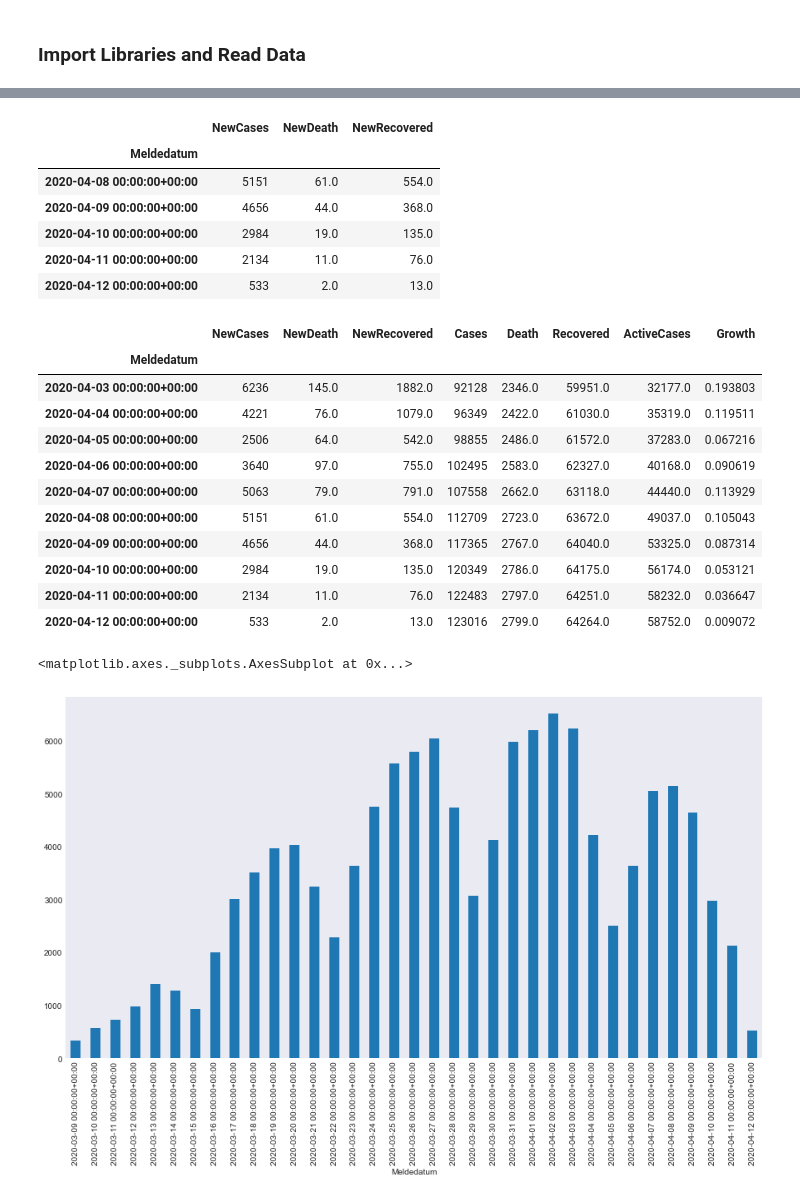
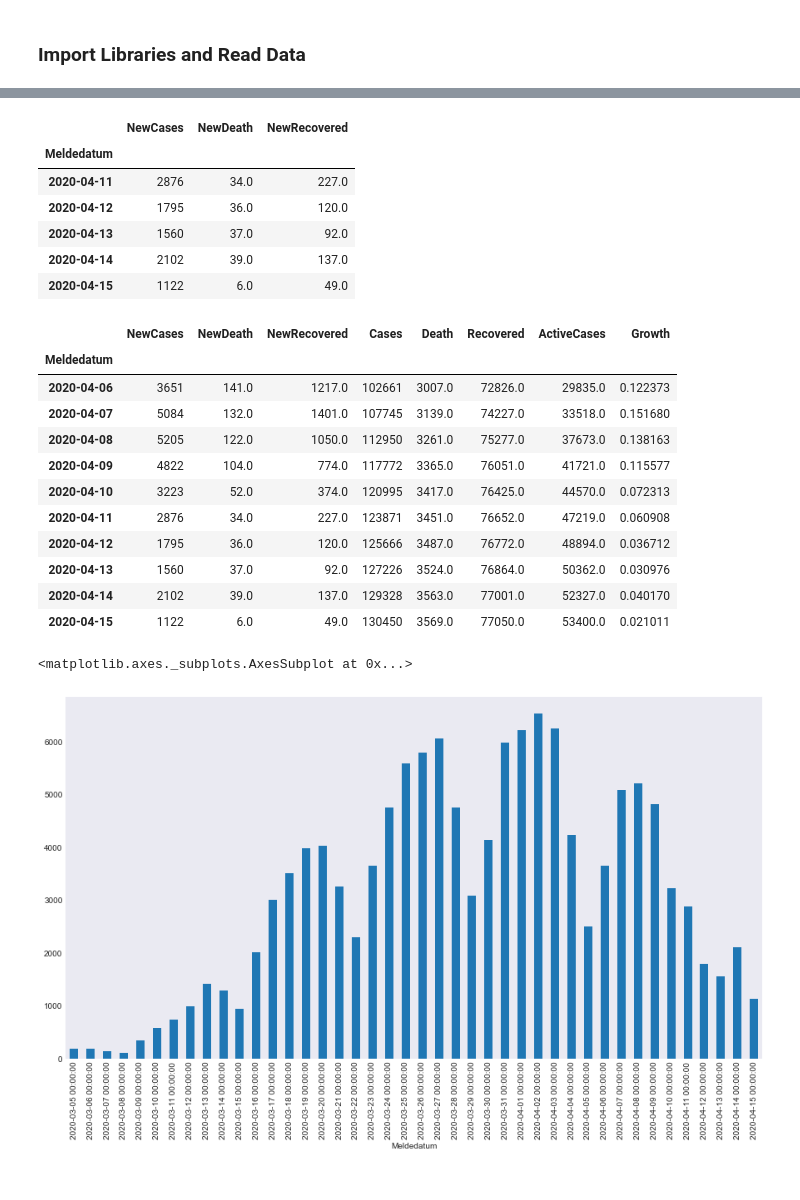
Before and after one commit to JakobRohrhirsch/COVID-19-JHU-CSSE-Analysis, a Jupyter notebook: COVID-19 RKI Analysis.ipynb, the cells around one changed output, grey strips where cells are left out. Saved outputs shown, nothing was run; the diff lists cells and outputs as text; code cells hidden in the pictures.

Commit message:
updating new RKI repo and column name changes, again..

```diff
--- a/COVID-19 RKI Analysis.ipynb
+++ b/COVID-19 RKI Analysis.ipynb
@@ -19,3 +19,7 @@ rki_raw = pd.read_csv(download_link)
+# %%
+req = requests.get(download_link)
+data = StringIO(req.text)
+rki_raw = pd.read_csv(StringIO(req.text))
 # %%
 rki_raw.tail()
 # %% [output]
@@ -42,17 +46,17 @@ rki_recovered = new_cases_by_date(rki_raw, rki_flag_column='NeuGenesen', rki_cou
 # %%
 rki = pd.concat([rki_cases, rki_death, rki_recovered], axis=1, sort=True)
-columns_dict = {'AnzahlFall': 'NewCases', 'AnzahlTodesfall': 'NewDeath', 'AnzahlGenesen': 'NewRecovered'}
+columns_dict = {'AnzahlFall': 'NewCases', 'AnzahlTodesfall': 'NewDeath', 'Anzahl Genesen': 'NewRecovered'}
 rki.rename(columns_dict, axis=1, inplace=True)
 rki.fillna(value=0., inplace=True)
 rki.tail()
 # %% [output]
 |  | NewCases | NewDeath | NewRecovered |
 | Meldedatum |  |  |  |
-| 2020-04-08 00:00:00+00:00 | 5151 | 61.0 | 554.0 |
-| 2020-04-09 00:00:00+00:00 | 4656 | 44.0 | 368.0 |
-| 2020-04-10 00:00:00+00:00 | 2984 | 19.0 | 135.0 |
-| 2020-04-11 00:00:00+00:00 | 2134 | 11.0 | 76.0 |
-| 2020-04-12 00:00:00+00:00 | 533 | 2.0 | 13.0 |
+| 2020-04-11 | 2876 | 34.0 | 227.0 |
+| 2020-04-12 | 1795 | 36.0 | 120.0 |
+| 2020-04-13 | 1560 | 37.0 | 92.0 |
+| 2020-04-14 | 2102 | 39.0 | 137.0 |
+| 2020-04-15 | 1122 | 6.0 | 49.0 |
 # %%
 rki['Cases'] = rki['NewCases'].cumsum()
 rki['Death'] = rki['NewDeath'].cumsum()
@@ -63,21 +67,21 @@ rki.tail(10)
 # %% [output]
 |  | NewCases | NewDeath | NewRecovered | Cases | Death | Recovered | ActiveCases | Growth |
 | Meldedatum |  |  |  |  |  |  |  |  |
-| 2020-04-03 00:00:00+00:00 | 6236 | 145.0 | 1882.0 | 92128 | 2346.0 | 59951.0 | 32177.0 | 0.193803 |
-| 2020-04-04 00:00:00+00:00 | 4221 | 76.0 | 1079.0 | 96349 | 2422.0 | 61030.0 | 35319.0 | 0.119511 |
-| 2020-04-05 00:00:00+00:00 | 2506 | 64.0 | 542.0 | 98855 | 2486.0 | 61572.0 | 37283.0 | 0.067216 |
-| 2020-04-06 00:00:00+00:00 | 3640 | 97.0 | 755.0 | 102495 | 2583.0 | 62327.0 | 40168.0 | 0.090619 |
-| 2020-04-07 00:00:00+00:00 | 5063 | 79.0 | 791.0 | 107558 | 2662.0 | 63118.0 | 44440.0 | 0.113929 |
-| 2020-04-08 00:00:00+00:00 | 5151 | 61.0 | 554.0 | 112709 | 2723.0 | 63672.0 | 49037.0 | 0.105043 |
-| 2020-04-09 00:00:00+00:00 | 4656 | 44.0 | 368.0 | 117365 | 2767.0 | 64040.0 | 53325.0 | 0.087314 |
-| 2020-04-10 00:00:00+00:00 | 2984 | 19.0 | 135.0 | 120349 | 2786.0 | 64175.0 | 56174.0 | 0.053121 |
-| 2020-04-11 00:00:00+00:00 | 2134 | 11.0 | 76.0 | 122483 | 2797.0 | 64251.0 | 58232.0 | 0.036647 |
-| 2020-04-12 00:00:00+00:00 | 533 | 2.0 | 13.0 | 123016 | 2799.0 | 64264.0 | 58752.0 | 0.009072 |
+| 2020-04-06 | 3651 | 141.0 | 1217.0 | 102661 | 3007.0 | 72826.0 | 29835.0 | 0.122373 |
+| 2020-04-07 | 5084 | 132.0 | 1401.0 | 107745 | 3139.0 | 74227.0 | 33518.0 | 0.151680 |
+| 2020-04-08 | 5205 | 122.0 | 1050.0 | 112950 | 3261.0 | 75277.0 | 37673.0 | 0.138163 |
+| 2020-04-09 | 4822 | 104.0 | 774.0 | 117772 | 3365.0 | 76051.0 | 41721.0 | 0.115577 |
+| 2020-04-10 | 3223 | 52.0 | 374.0 | 120995 | 3417.0 | 76425.0 | 44570.0 | 0.072313 |
+| 2020-04-11 | 2876 | 34.0 | 227.0 | 123871 | 3451.0 | 76652.0 | 47219.0 | 0.060908 |
+| 2020-04-12 | 1795 | 36.0 | 120.0 | 125666 | 3487.0 | 76772.0 | 48894.0 | 0.036712 |
+| 2020-04-13 | 1560 | 37.0 | 92.0 | 127226 | 3524.0 | 76864.0 | 50362.0 | 0.030976 |
+| 2020-04-14 | 2102 | 39.0 | 137.0 | 129328 | 3563.0 | 77001.0 | 52327.0 | 0.040170 |
+| 2020-04-15 | 1122 | 6.0 | 49.0 | 130450 | 3569.0 | 77050.0 | 53400.0 | 0.021011 |
 # %%
-rki.NewCases['03-09-2020':].plot.bar()
+rki.NewCases['03-05-2020':].plot.bar()
 # %% [output]
 <matplotlib.axes._subplots.AxesSubplot at 0x...>
-[figure, old version]
+[figure, new version]
 # %%
 rki.Cases['03-01-2020':].plot.bar()
 # %% [output]
```
Also changed, not shown: parts of 17 cells of this notebook.
